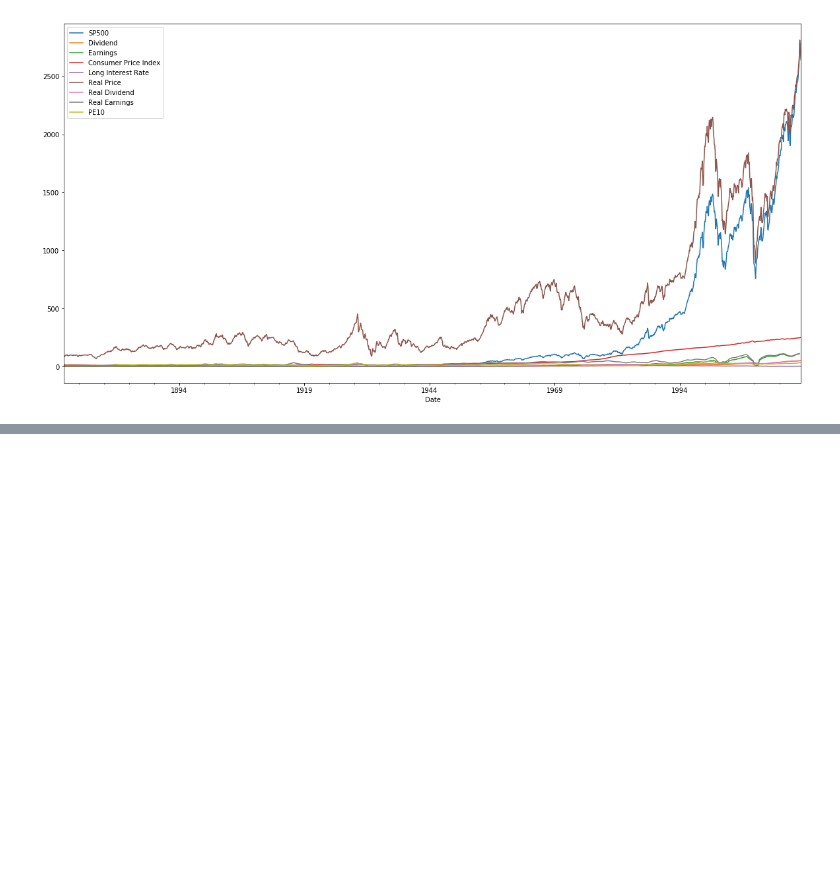
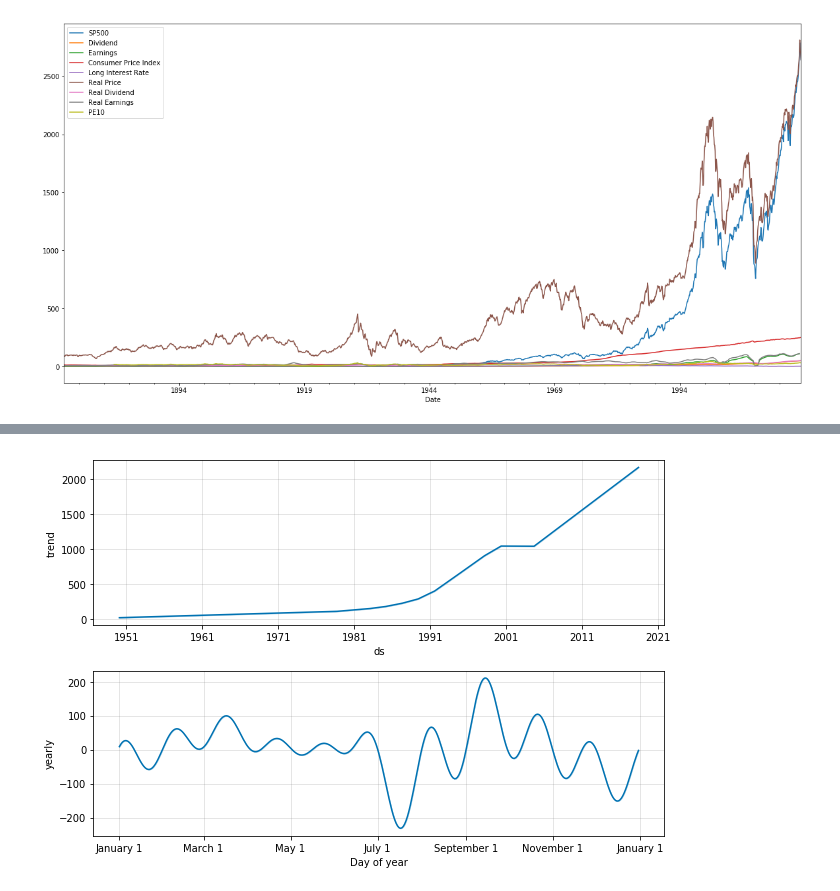
Before and after one commit to jungi21cc/snp500, a Jupyter notebook: snp_index.ipynb, the cells around one changed output, grey strips where cells are left out. Drawn from its saved outputs; the diff is of its cells as text; code cells hidden in the pictures; blank space fills up the shorter version.

```diff
--- a/snp_index.ipynb
+++ b/snp_index.ipynb
@@ -69,0 +117,5 @@ plt.show()
+# %%
+model.plot_components(forecast)
+plt.show()
+# %% [output]
+[figure, added]
```
Also changed, not shown: parts of 9 cells of this notebook, 2 other files.
